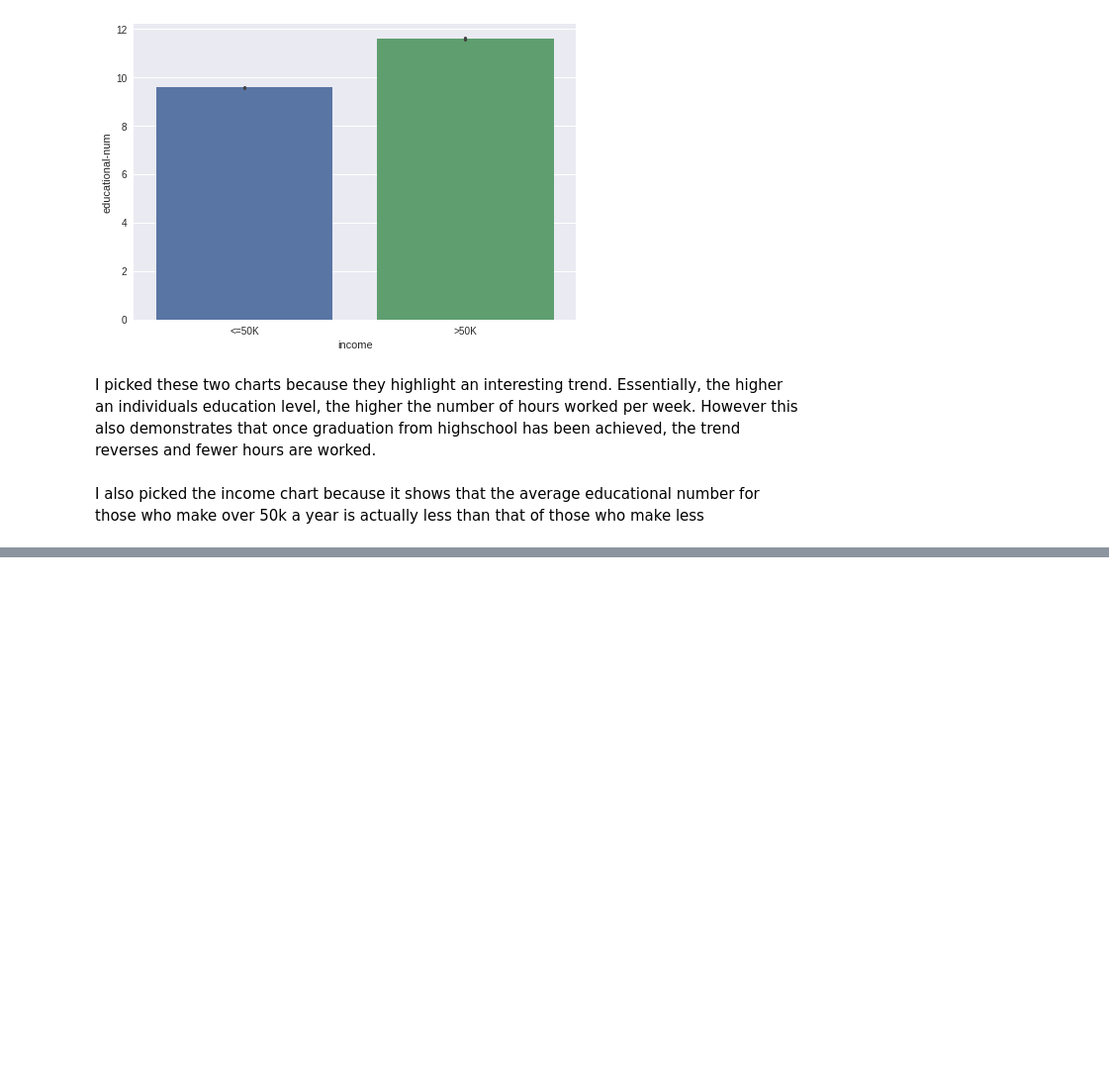
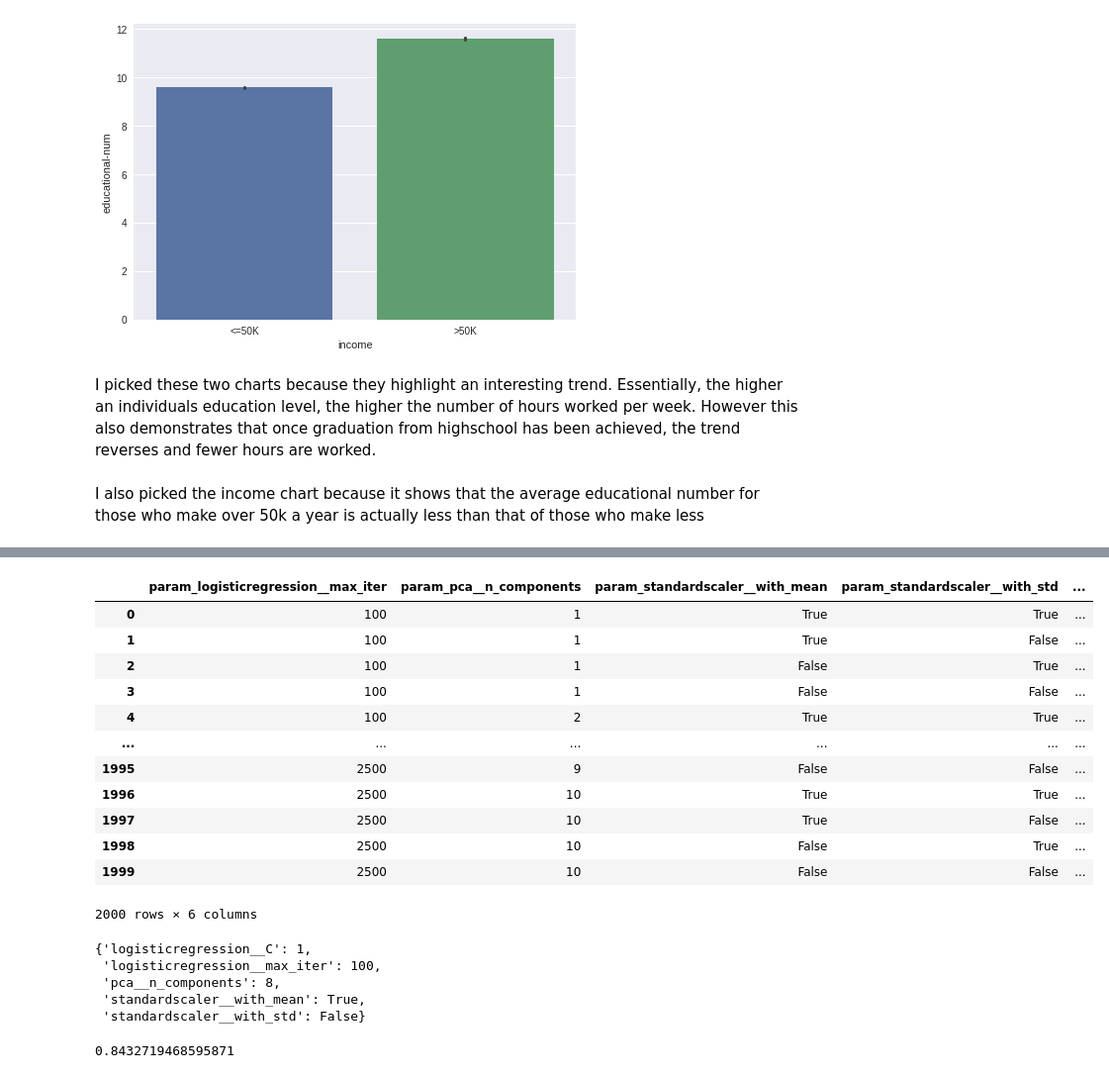
Before and after one commit to Ammon-Snell/Machine-Learning-Exercise, a Jupyter notebook: Adult_Income.ipynb, the cells around one changed output, grey strips where cells are left out. Shown: that part at 99% size. Drawn from its saved outputs; the diff is of its cells as text; code cells hidden in the pictures; blank space fills up the shorter version.

```diff
--- a/Adult_Income.ipynb
+++ b/Adult_Income.ipynb
@@ -408,0 +666,32 @@ I also picked the income chart because it shows that the average educational num
+# %%
+parameters = ['param_logisticregression__max_iter','param_pca__n_components','param_standardscaler__with_mean','param_standardscaler__with_std','mean_test_score','rank_test_score']
+
+grid_df[parameters]
+# %% [output]
+|  | param_logisticregression__max_iter | param_pca__n_components | param_standardscaler__with_mean | param_standardscaler__with_std | ... |
+| 0 | 100 | 1 | True | True | ... |
+| 1 | 100 | 1 | True | False | ... |
+| 2 | 100 | 1 | False | True | ... |
+| 3 | 100 | 1 | False | False | ... |
+| 4 | 100 | 2 | True | True | ... |
+| ... | ... | ... | ... | ... | ... |
+| 1995 | 2500 | 9 | False | False | ... |
+| 1996 | 2500 | 10 | True | True | ... |
+| 1997 | 2500 | 10 | True | False | ... |
+| 1998 | 2500 | 10 | False | True | ... |
+| 1999 | 2500 | 10 | False | False | ... |
+2000 rows × 6 columns
+# %%
+# Best Parameters
+grid.best_params_
+# %% [output]
+{'logisticregression__C': 1,
+ 'logisticregression__max_iter': 100,
+ 'pca__n_components': 8,
+ 'standardscaler__with_mean': True,
+ 'standardscaler__with_std': False}
+# %%
+# Best Scoring Model
+grid.best_score_
+# %% [output]
+0.8432719468595871
```
Also changed, not shown: parts of 31 cells of this notebook.
